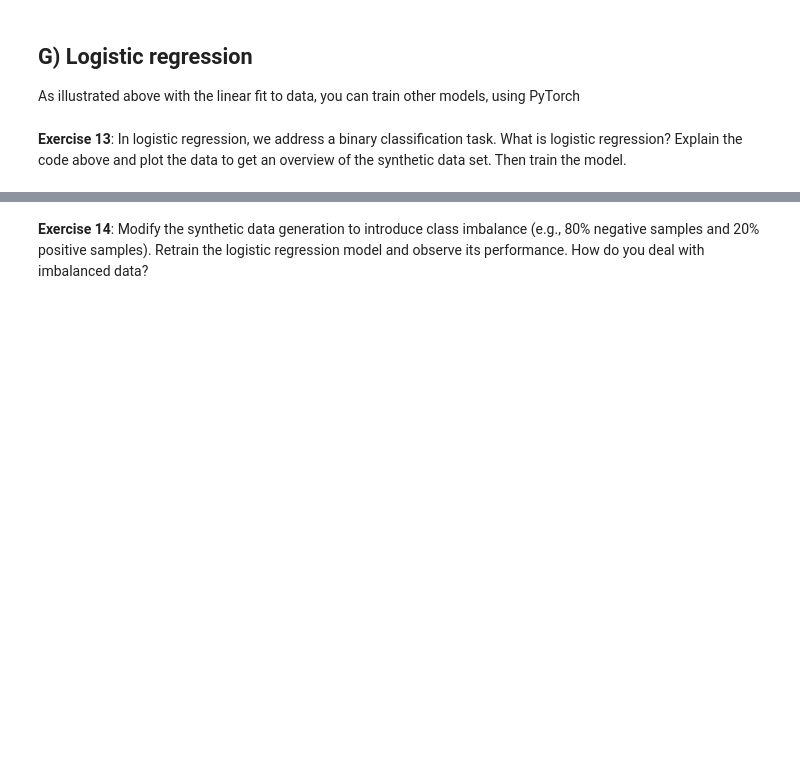
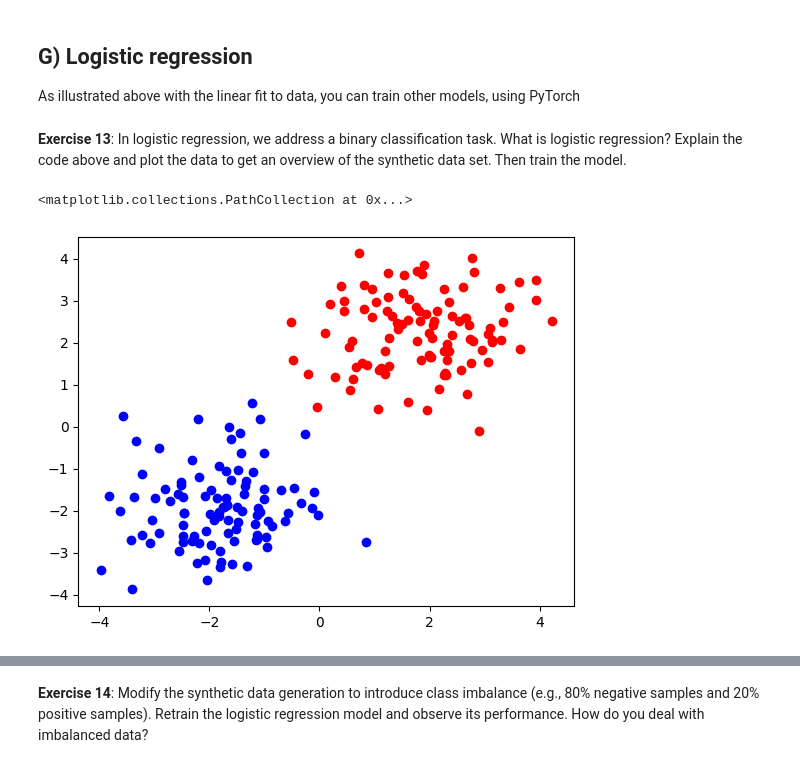
Before and after one commit to enoch26/2026-ml-esm-training, a Jupyter notebook: 1_3_Additional_exercises.ipynb, the cells around one changed output, grey strips where cells are left out. Saved outputs shown, nothing was run; the diff lists cells and outputs as text; code cells hidden in the pictures; blank space fills up the shorter version.

```diff
--- a/1_3_Additional_exercises.ipynb
+++ b/1_3_Additional_exercises.ipynb
@@ -475,3 +475,9 @@ criterion = nn.BCELoss()
 optimizer = optim.SGD(model.parameters(), lr=0.01)
 # %% [markdown]
 **Exercise 13**: In logistic regression, we address a binary classification task. What is logistic regression? Explain the code above and plot the data to get an overview of the synthetic data set. Then train the model.
+# %%
+plt.scatter(X_positive[:, 0], X_positive[:, 1], label='Positive', color='red')
+plt.scatter(X_negative[:, 0], X_negative[:, 1], label='Negative', color='blue')
+# %% [output]
+<matplotlib.collections.PathCollection at 0x...>
+[figure, added]
```
Also changed, not shown: parts of 3 cells of this notebook.
